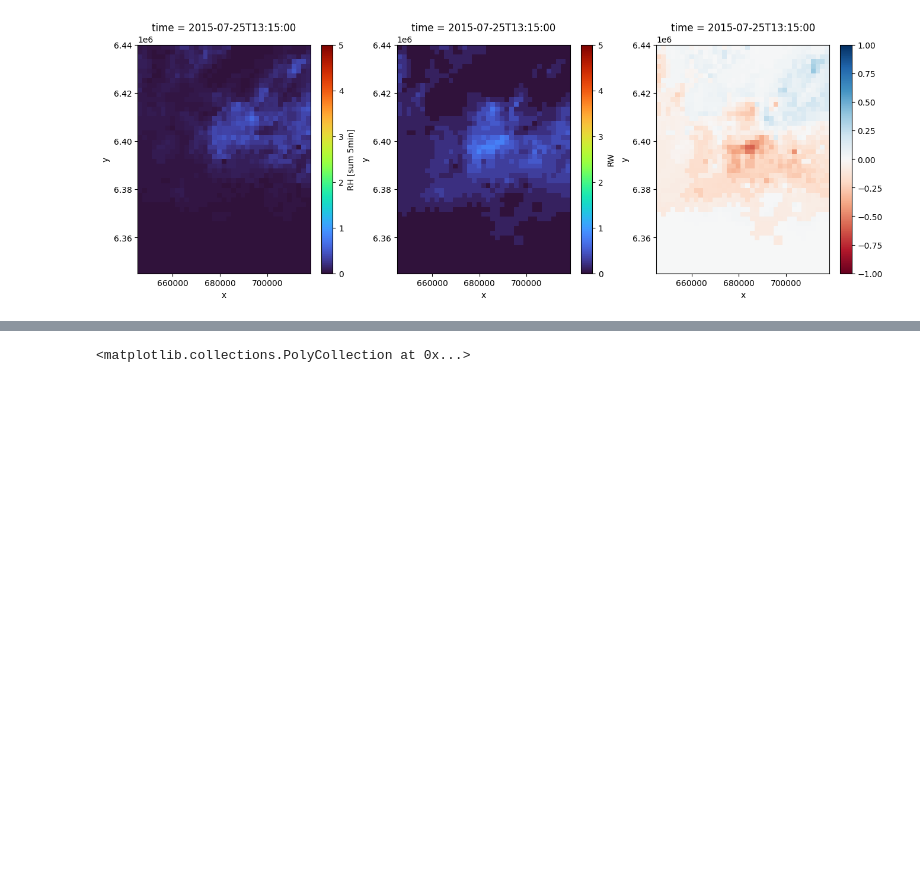
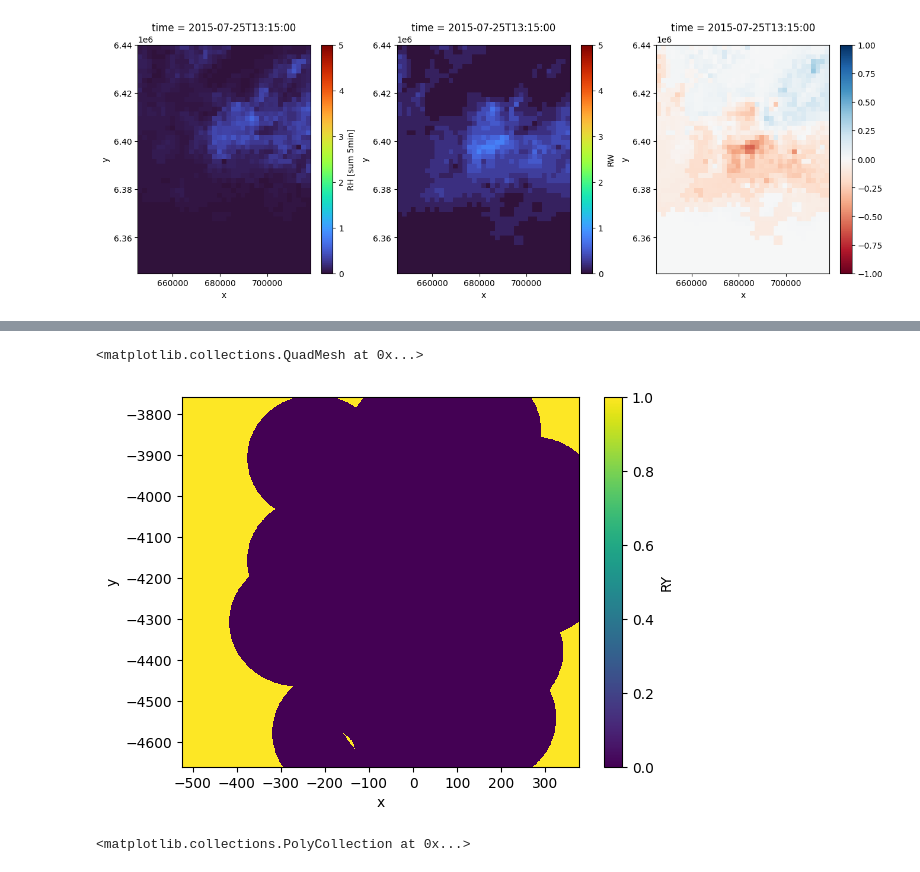
Before and after one commit to OpenSenseAction/mergeplg, a Jupyter notebook: docs/notebooks/openMRG_case_RADOLAN.ipynb, the cells around one changed output, grey strips where cells are left out. Cells and saved outputs as stored; diff of their text form; code cells hidden in the pictures; blank space fills up the shorter version.

```diff
--- a/docs/notebooks/openMRG_case_RADOLAN.ipynb
+++ b/docs/notebooks/openMRG_case_RADOLAN.ipynb
@@ -178,0 +215,5 @@ for t in ds_radolan.time.data[5:10]:
+# %%
+RY_sum.isnull().plot()
+# %% [output]
+<matplotlib.collections.QuadMesh at 0x...>
+[figure, added]
```
Also changed, not shown: parts of 7 cells of this notebook.
